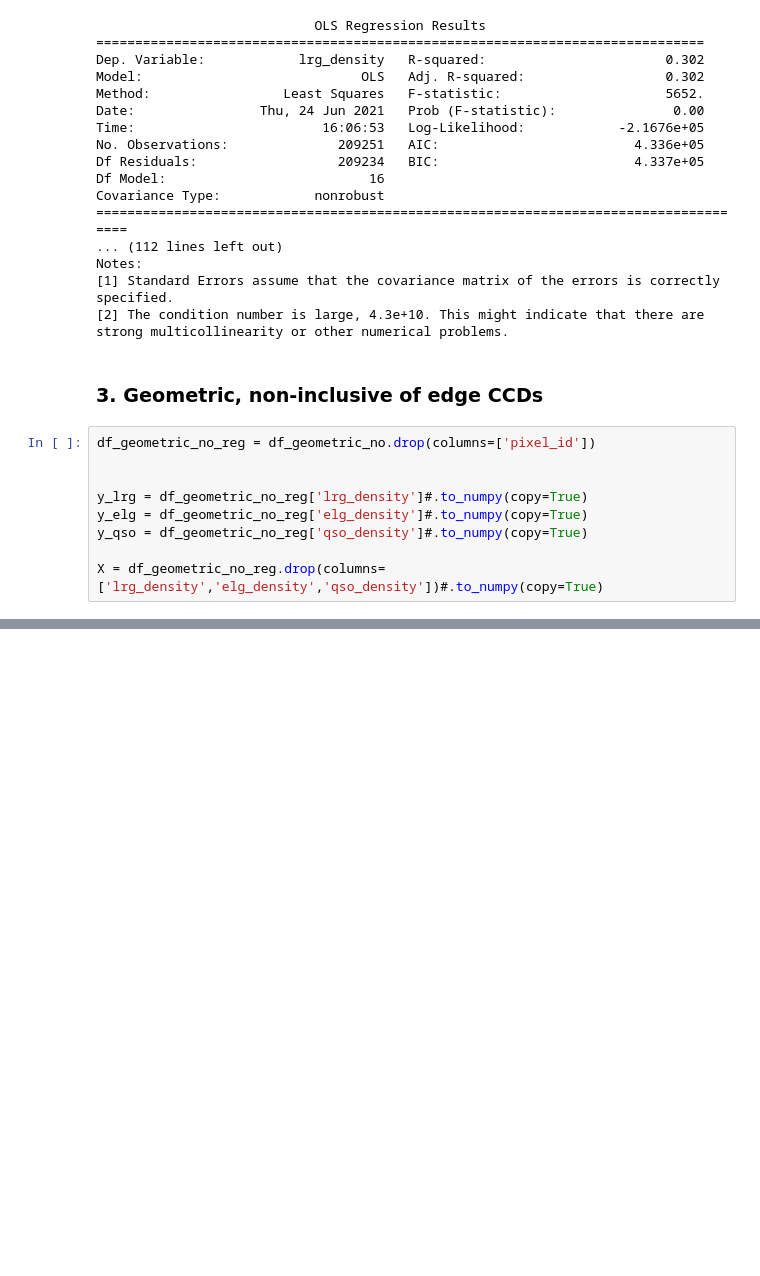
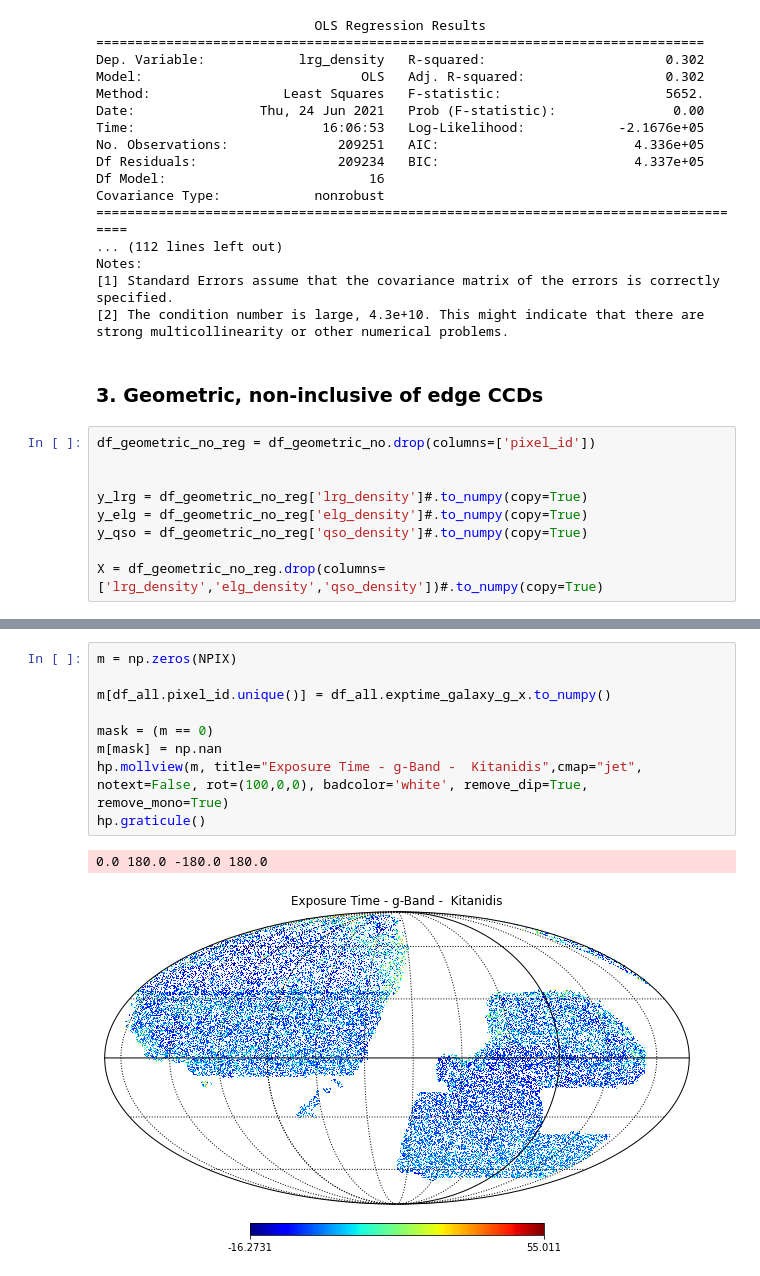
Before and after one commit to elleggert/astrostatistics, a Jupyter notebook: data_exploration/density_systematics_regression.ipynb, the cells around one changed output, grey strips where cells are left out. Cells and saved outputs as stored; diff of their text form; blank space fills up the shorter version.

```diff
--- a/data_exploration/density_systematics_regression.ipynb
+++ b/data_exploration/density_systematics_regression.ipynb
@@ -810,0 +884,12 @@ strong multicollinearity or other numerical problems.
+# %%
+m = np.zeros(NPIX)
+
+m[df_all.pixel_id.unique()] = df_all.exptime_galaxy_g_x.to_numpy()
+
+mask = (m == 0)
+m[mask] = np.nan
+hp.mollview(m, title="Exposure Time - g-Band -  Kitanidis",cmap="jet", notext=False, rot=(100,0,0), badcolor='white', remove_dip=True, remove_mono=True)
+hp.graticule()
+# %% [output]
+0.0 180.0 -180.0 180.0
+[figure, added]
```
Also changed, not shown: parts of 24 cells of this notebook.
